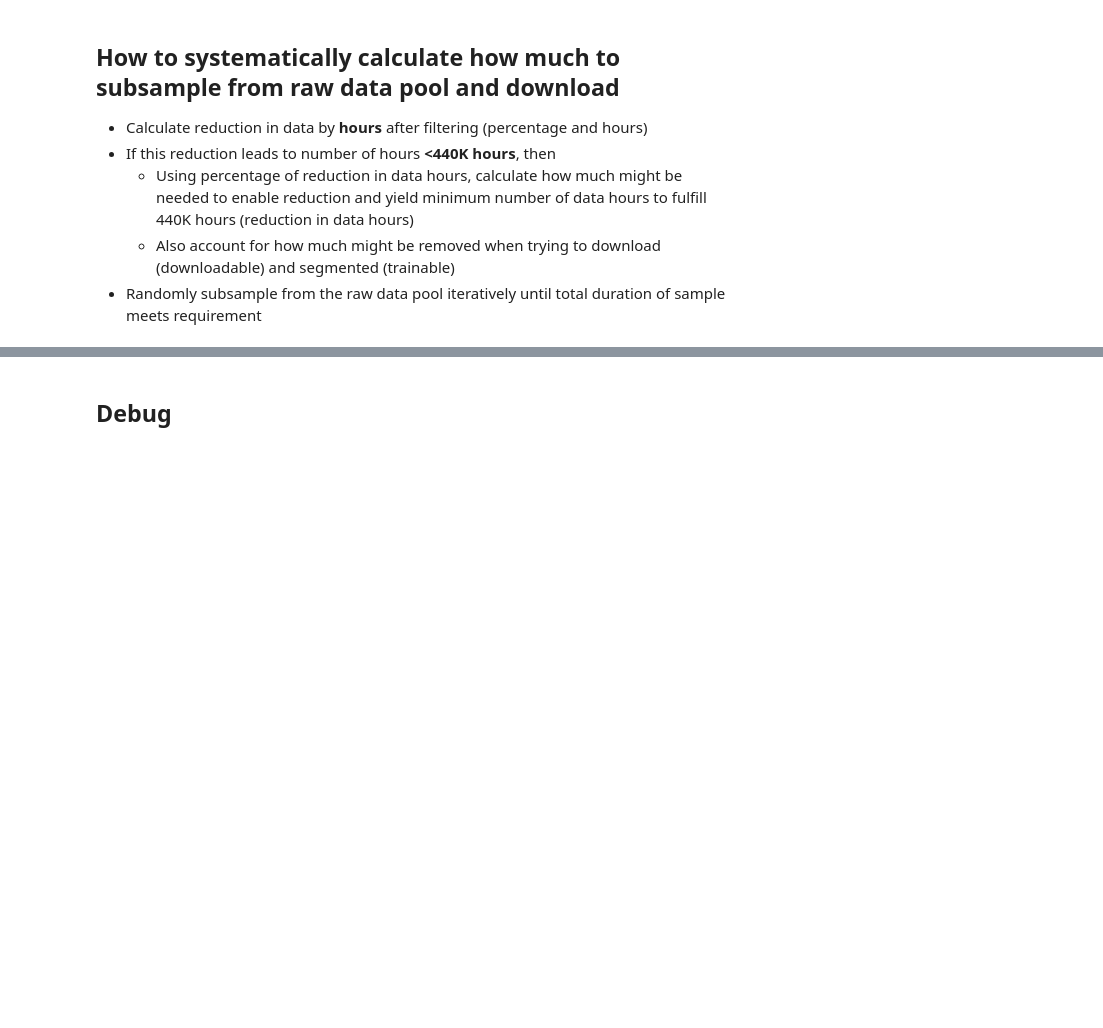
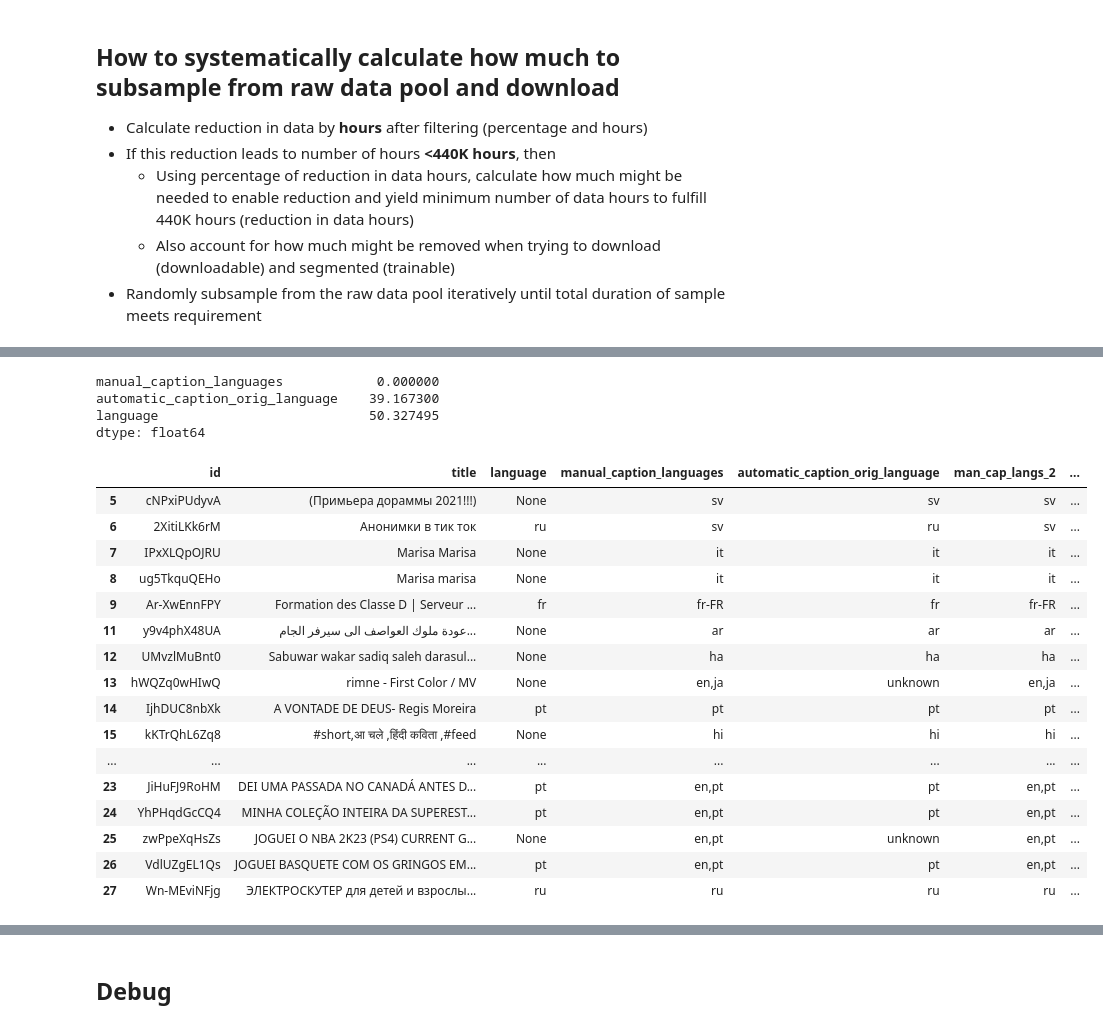
Before and after one commit to allenai/OLMoASR, a Jupyter notebook: notebooks/data_eda.ipynb, the cells around one changed output, grey strips where cells are left out. Drawn from its saved outputs; the diff is of its cells as text; code cells hidden in the pictures; blank space fills up the shorter version.

```diff
--- a/notebooks/data_eda.ipynb
+++ b/notebooks/data_eda.ipynb
@@ -1619,0 +1405,3 @@ with open("data/metadata/approx_en_only.txt", "r") as f:
+# %%
+not_df_4_ids = set(not_df_3["id"]) - set(df_4["id"])
+len(not_df_4_ids)
@@ -1619,0 +1410,3 @@ with open("data/metadata/approx_en_only.txt", "r") as f:
+# %%
+not_df_5_ids = set(df_4["id"]) - set(df_5["id"])
+len(not_df_5_ids)
@@ -1619,0 +1415,3 @@ with open("data/metadata/approx_en_only.txt", "r") as f:
+# %%
+approx_non_en = list(not_df_4_ids) + list(not_df_5_ids)
+len(approx_non_en)
@@ -1619,0 +1420,2 @@ with open("data/metadata/approx_en_only.txt", "r") as f:
+# %%
+approx_non_en_df = main_df_dedup[main_df_dedup["id"].isin(approx_non_en)]
@@ -1619,0 +1434,27 @@ with open("data/metadata/approx_en_only.txt", "r") as f:
+# %%
+approx_non_en_df[['manual_caption_languages', 'automatic_caption_orig_language', 'language']].isnull().mean() * 100
+# %% [output]
+manual_caption_languages            0.000000
+automatic_caption_orig_language    39.167300
+language                           50.327495
+dtype: float64
+# %%
+view_lang_cols(approx_non_en_df, 20)
+# %% [output]
+|  | id | title | language | manual_caption_languages | automatic_caption_orig_language | man_cap_langs_2 | ... |
+| 5 | cNPxiPUdyvA | (Примьера дораммы 2021!!!) | None | sv | sv | sv | ... |
+| 6 | 2XitiLKk6rM | Анонимки в тик ток | ru | sv | ru | sv | ... |
+| 7 | IPxXLQpOJRU | Marisa Marisa | None | it | it | it | ... |
+| 8 | ug5TkquQEHo | Marisa marisa | None | it | it | it | ... |
+| 9 | Ar-XwEnnFPY | Formation des Classe D | Serveur ... | fr | fr-FR | fr | fr-FR | ... |
+| 11 | y9v4phX48UA | عودة ملوك العواصف الى سيرفر الجام... | None | ar | ar | ar | ... |
+| 12 | UMvzlMuBnt0 | Sabuwar wakar sadiq saleh darasul... | None | ha | ha | ha | ... |
+| 13 | hWQZq0wHIwQ | rimne - First Color / MV | None | en,ja | unknown | en,ja | ... |
+| 14 | IjhDUC8nbXk | A VONTADE DE DEUS- Regis Moreira | pt | pt | pt | pt | ... |
+| 15 | kKTrQhL6Zq8 | #short,आ चले ,हिंदी कविता ,#feed | None | hi | hi | hi | ... |
+| ... | ... | ... | ... | ... | ... | ... | ... |
+| 23 | JiHuFJ9RoHM | DEI UMA PASSADA NO CANADÁ ANTES D... | pt | en,pt | pt | en,pt | ... |
+| 24 | YhPHqdGcCQ4 | MINHA COLEÇÃO INTEIRA DA SUPEREST... | pt | en,pt | pt | en,pt | ... |
+| 25 | zwPpeXqHsZs | JOGUEI O NBA 2K23 (PS4) CURRENT G... | None | en,pt | unknown | en,pt | ... |
+| 26 | VdlUZgEL1Qs | JOGUEI BASQUETE COM OS GRINGOS EM... | pt | en,pt | pt | en,pt | ... |
+| 27 | Wn-MEviNFjg | ЭЛЕКТРОСКУТЕР для детей и взрослы... | ru | ru | ru | ru | ... |
```
Also changed, not shown: parts of 305 cells of this notebook.
